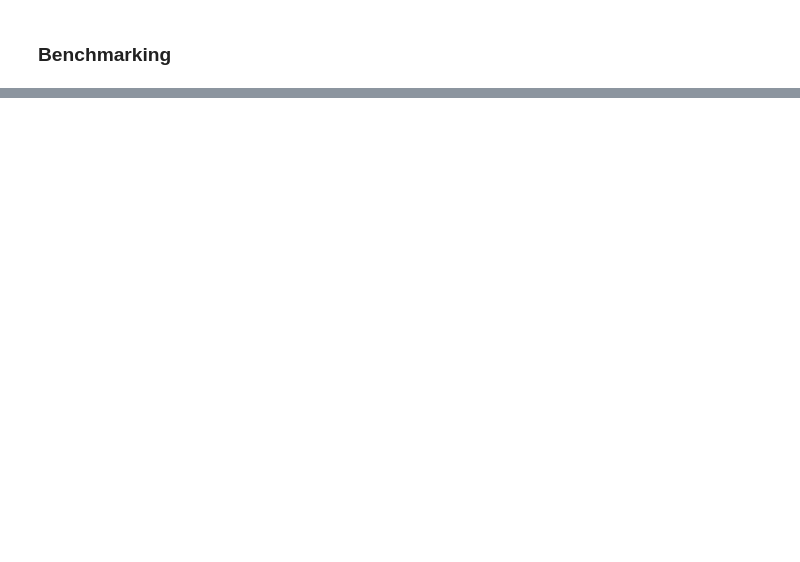
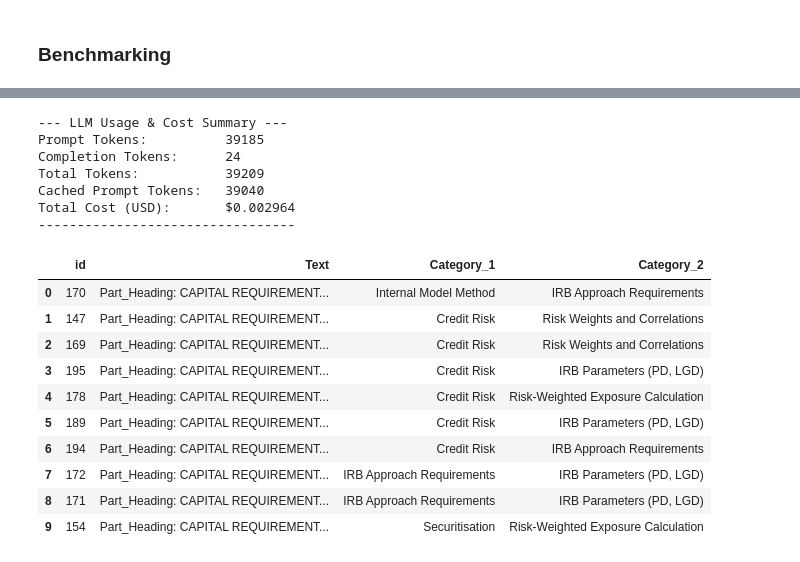
Before and after one commit to at621/crr_pipeline, a Jupyter notebook: rag_benchmarking.ipynb, the cells around one changed output, grey strips where cells are left out. Saved outputs shown, nothing was run; the diff lists cells and outputs as text; code cells hidden in the pictures; blank space fills up the shorter version.

```diff
--- a/rag_benchmarking.ipynb
+++ b/rag_benchmarking.ipynb
@@ -349,0 +366,31 @@ results_df
+# %%
+# Full context search function
+def search_full_context(question):
+    skip_embedding_generation = 'embedding' in docs_df.columns
+    retriever = DocumentRetriever(docs_df, config, skip_embedding_generation=skip_embedding_generation)
+    toc_ids, _ = retriever.retrieve_full_context(question, 10)
+    df_list = [docs_df[docs_df['id'].astype(str) == id] for id in toc_ids]
+    return pd.concat(df_list, ignore_index=True)
+
+# Usage
+df = search_full_context("Under the IRB approach, what are the three sub-classes to which exposures to corporates must be assigned?")
+df.drop('embedding', axis=1).head(10)
+# %% [output]
+--- LLM Usage & Cost Summary ---
+Prompt Tokens:          39185
+Completion Tokens:      24
+Total Tokens:           39209
+Cached Prompt Tokens:   39040
+Total Cost (USD):       $0.002964
+---------------------------------
+|  | id | Text | Category_1 | Category_2 |
+| 0 | 170 | Part_Heading: CAPITAL REQUIREMENT... | Internal Model Method | IRB Approach Requirements |
+| 1 | 147 | Part_Heading: CAPITAL REQUIREMENT... | Credit Risk | Risk Weights and Correlations |
+| 2 | 169 | Part_Heading: CAPITAL REQUIREMENT... | Credit Risk | Risk Weights and Correlations |
+| 3 | 195 | Part_Heading: CAPITAL REQUIREMENT... | Credit Risk | IRB Parameters (PD, LGD) |
+| 4 | 178 | Part_Heading: CAPITAL REQUIREMENT... | Credit Risk | Risk-Weighted Exposure Calculation |
+| 5 | 189 | Part_Heading: CAPITAL REQUIREMENT... | Credit Risk | IRB Parameters (PD, LGD) |
+| 6 | 194 | Part_Heading: CAPITAL REQUIREMENT... | Credit Risk | IRB Approach Requirements |
+| 7 | 172 | Part_Heading: CAPITAL REQUIREMENT... | IRB Approach Requirements | IRB Parameters (PD, LGD) |
+| 8 | 171 | Part_Heading: CAPITAL REQUIREMENT... | IRB Approach Requirements | IRB Parameters (PD, LGD) |
+| 9 | 154 | Part_Heading: CAPITAL REQUIREMENT... | Securitisation | Risk-Weighted Exposure Calculation |
```
Also changed, not shown: parts of 7 cells of this notebook, 3 other files.
